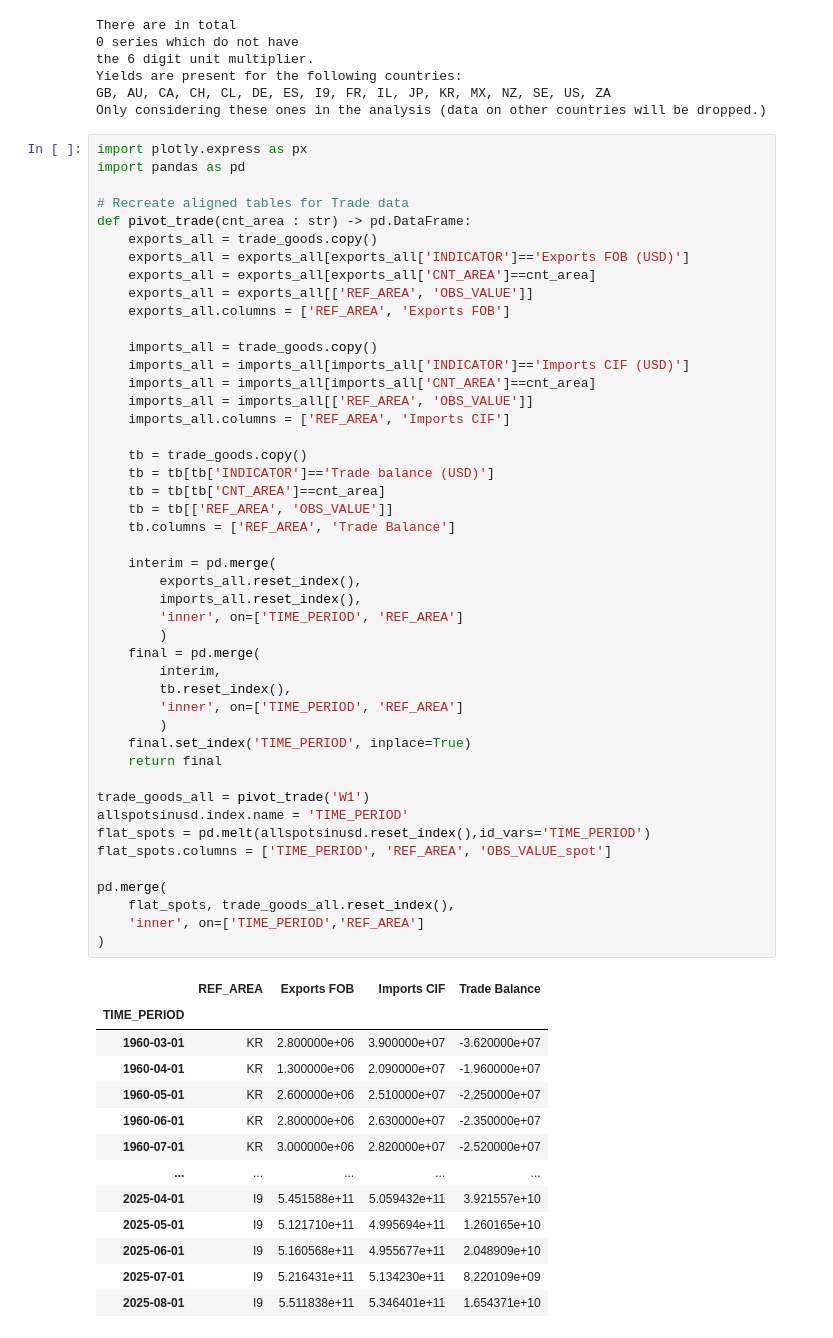
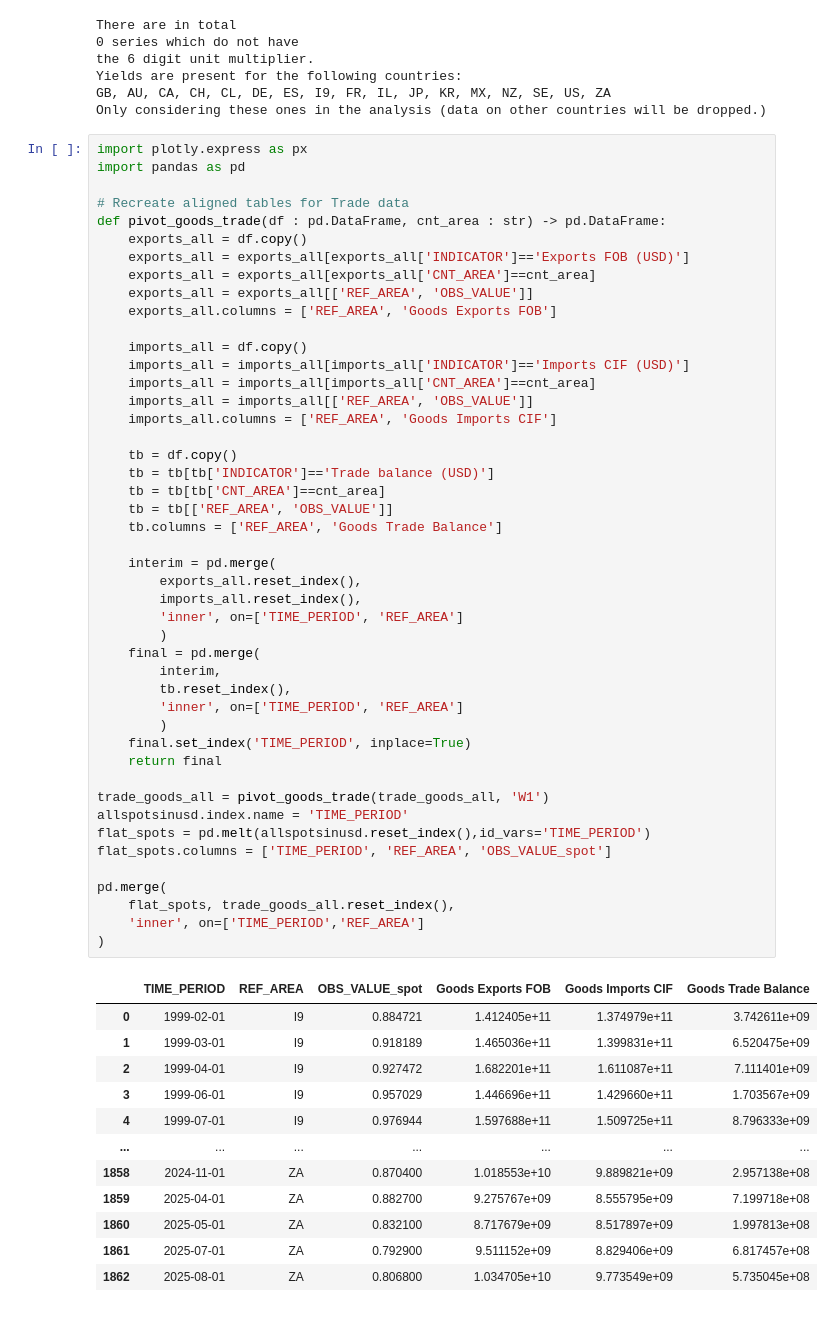
Before and after one commit to teopozzii/yields, a Jupyter notebook: main.ipynb, the cells around one changed output. Cells and saved outputs as stored; diff of their text form.

```diff
--- a/main.ipynb
+++ b/main.ipynb
@@ -49,58 +49,57 @@ import plotly.express as px
 import pandas as pd
 
 # Recreate aligned tables for Trade data
-def pivot_trade(cnt_area : str) -> pd.DataFrame:
-    exports_all = trade_goods.copy()
+def pivot_goods_trade(df : pd.DataFrame, cnt_area : str) -> pd.DataFrame:
+    exports_all = df.copy()
     exports_all = exports_all[exports_all['INDICATOR']=='Exports FOB (USD)']
     exports_all = exports_all[exports_all['CNT_AREA']==cnt_area]
     exports_all = exports_all[['REF_AREA', 'OBS_VALUE']]
-    exports_all.columns = ['REF_AREA', 'Exports FOB']
+    exports_all.columns = ['REF_AREA', 'Goods Exports FOB']
 
-    imports_all = trade_goods.copy()
+    imports_all = df.copy()
     imports_all = imports_all[imports_all['INDICATOR']=='Imports CIF (USD)']
     imports_all = imports_all[imports_all['CNT_AREA']==cnt_area]
     imports_all = imports_all[['REF_AREA', 'OBS_VALUE']]
-    imports_all.columns = ['REF_AREA', 'Imports CIF']
+    imports_all.columns = ['REF_AREA', 'Goods Imports CIF']
 
-    tb = trade_goods.copy()
+    tb = df.copy()
     tb = tb[tb['INDICATOR']=='Trade balance (USD)']
     tb = tb[tb['CNT_AREA']==cnt_area]
     tb = tb[['REF_AREA', 'OBS_VALUE']]
-    tb.columns = ['REF_AREA', 'Trade Balance']
+    tb.columns = ['REF_AREA', 'Goods Trade Balance']
 
     interim = pd.merge(
         exports_all.reset_index(),
         imports_all.reset_index(),
         'inner', on=['TIME_PERIOD', 'REF_AREA']
         )
     final = pd.merge(
         interim,
         tb.reset_index(),
         'inner', on=['TIME_PERIOD', 'REF_AREA']
         )
     final.set_index('TIME_PERIOD', inplace=True)
     return final
 
-trade_goods_all = pivot_trade('W1')
+trade_goods_all = pivot_goods_trade(trade_goods_all, 'W1')
 allspotsinusd.index.name = 'TIME_PERIOD'
 flat_spots = pd.melt(allspotsinusd.reset_index(),id_vars='TIME_PERIOD')
 flat_spots.columns = ['TIME_PERIOD', 'REF_AREA', 'OBS_VALUE_spot']
 
 pd.merge(
     flat_spots, trade_goods_all.reset_index(),
     'inner', on=['TIME_PERIOD','REF_AREA']
 )
 # %% [output]
-|  | REF_AREA | Exports FOB | Imports CIF | Trade Balance |
-| TIME_PERIOD |  |  |  |  |
-| 1960-03-01 | KR | 2.800000e+06 | 3.900000e+07 | -3.620000e+07 |
-| 1960-04-01 | KR | 1.300000e+06 | 2.090000e+07 | -1.960000e+07 |
-| 1960-05-01 | KR | 2.600000e+06 | 2.510000e+07 | -2.250000e+07 |
-| 1960-06-01 | KR | 2.800000e+06 | 2.630000e+07 | -2.350000e+07 |
-| 1960-07-01 | KR | 3.000000e+06 | 2.820000e+07 | -2.520000e+07 |
-| ... | ... | ... | ... | ... |
-| 2025-04-01 | I9 | 5.451588e+11 | 5.059432e+11 | 3.921557e+10 |
-| 2025-05-01 | I9 | 5.121710e+11 | 4.995694e+11 | 1.260165e+10 |
-| 2025-06-01 | I9 | 5.160568e+11 | 4.955677e+11 | 2.048909e+10 |
-| 2025-07-01 | I9 | 5.216431e+11 | 5.134230e+11 | 8.220109e+09 |
-| 2025-08-01 | I9 | 5.511838e+11 | 5.346401e+11 | 1.654371e+10 |
+|  | TIME_PERIOD | REF_AREA | OBS_VALUE_spot | Goods Exports FOB | Goods Imports CIF | Goods Trade Balance |
+| 0 | 1999-02-01 | I9 | 0.884721 | 1.412405e+11 | 1.374979e+11 | 3.742611e+09 |
+| 1 | 1999-03-01 | I9 | 0.918189 | 1.465036e+11 | 1.399831e+11 | 6.520475e+09 |
+| 2 | 1999-04-01 | I9 | 0.927472 | 1.682201e+11 | 1.611087e+11 | 7.111401e+09 |
+| 3 | 1999-06-01 | I9 | 0.957029 | 1.446696e+11 | 1.429660e+11 | 1.703567e+09 |
+| 4 | 1999-07-01 | I9 | 0.976944 | 1.597688e+11 | 1.509725e+11 | 8.796333e+09 |
+| ... | ... | ... | ... | ... | ... | ... |
+| 1858 | 2024-11-01 | ZA | 0.870400 | 1.018553e+10 | 9.889821e+09 | 2.957138e+08 |
+| 1859 | 2025-04-01 | ZA | 0.882700 | 9.275767e+09 | 8.555795e+09 | 7.199718e+08 |
+| 1860 | 2025-05-01 | ZA | 0.832100 | 8.717679e+09 | 8.517897e+09 | 1.997813e+08 |
+| 1861 | 2025-07-01 | ZA | 0.792900 | 9.511152e+09 | 8.829406e+09 | 6.817457e+08 |
+| 1862 | 2025-08-01 | ZA | 0.806800 | 1.034705e+10 | 9.773549e+09 | 5.735045e+08 |
```
Also changed, not shown: parts of 2 cells of this notebook.
